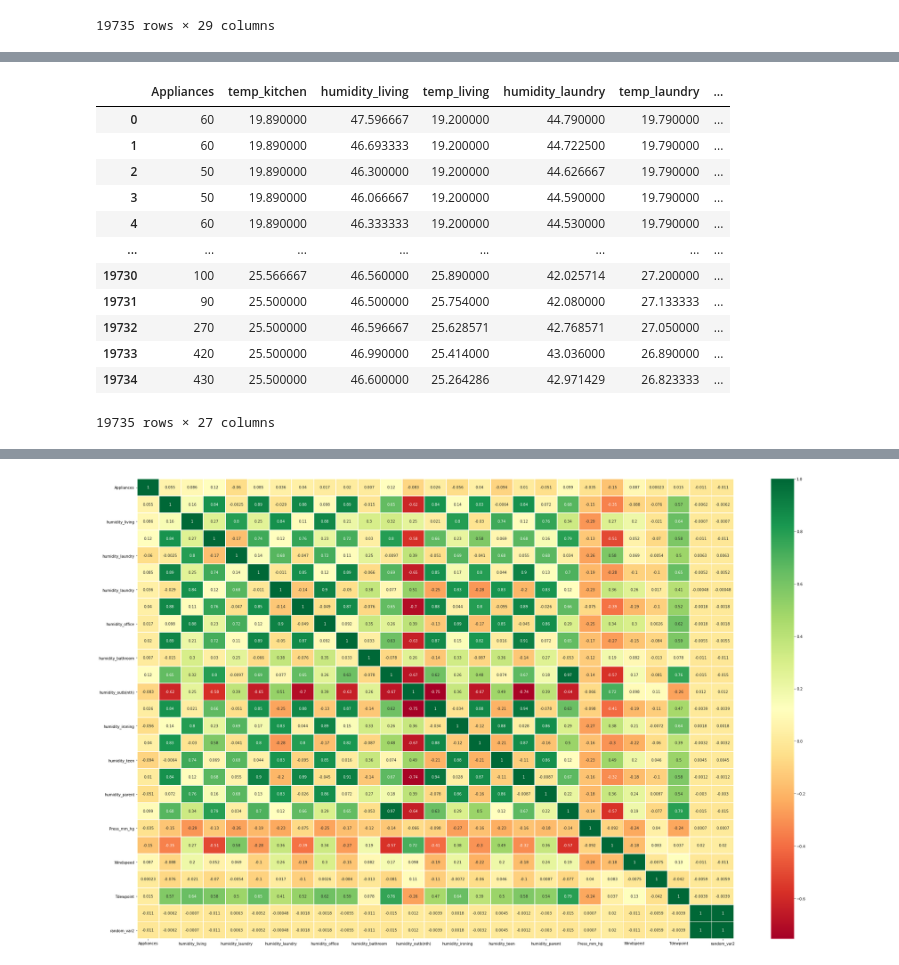
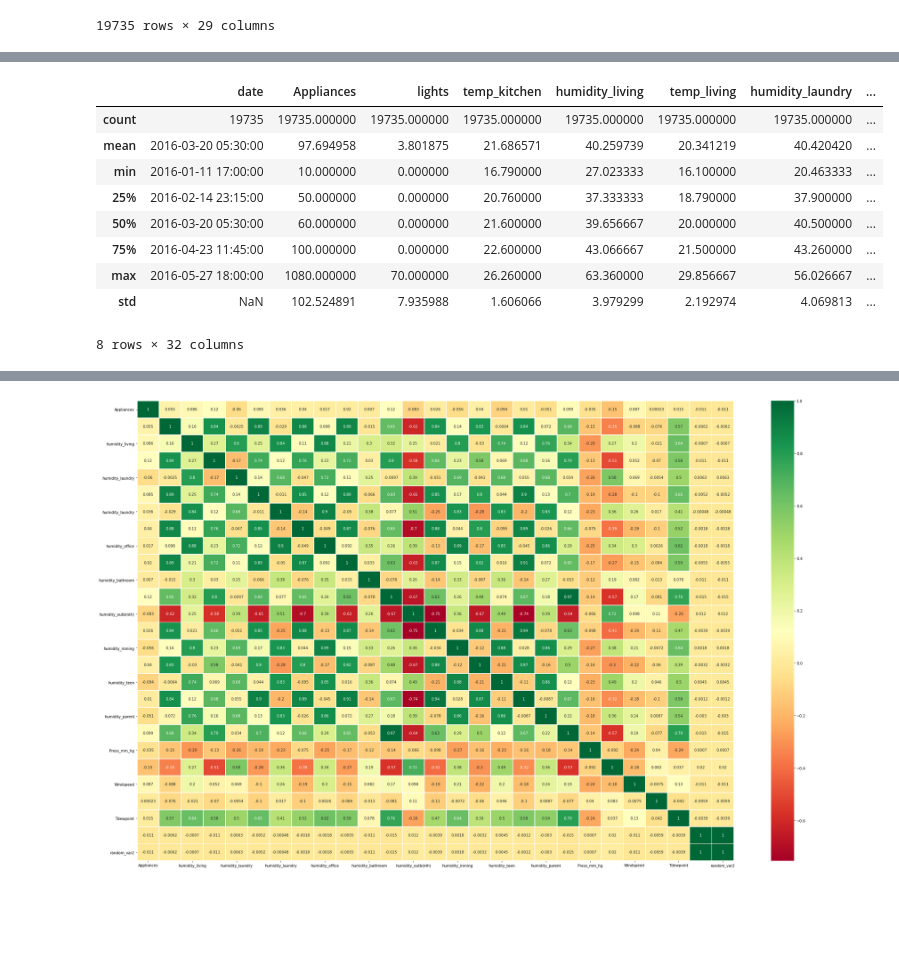
Before and after one commit to Humphery7/Regression-Models, a Jupyter notebook: Hamoye StageB.ipynb, the cells around one changed output, grey strips where cells are left out. Drawn from its saved outputs; the diff is of its cells as text; code cells hidden in the pictures; blank space fills up the shorter version.

```diff
--- a/Hamoye StageB.ipynb
+++ b/Hamoye StageB.ipynb
@@ -24,9 +29,9 @@ Index(['date', 'Appliances', 'lights', 'T1', 'RH_1', 'T2', 'RH_2', 'T3',
        'Visibility', 'Tdewpoint', 'rv1', 'rv2'],
       dtype='object')
 # %%
-columns = {'T1':'temp_kitchen','T2':'temp_living','RH_1':'humidity_living','RH_2':'humidity_laundry','T3':'temp_laundry','T4':'temp_office',
+columns = {'T1':'temp_kitchen','T2':'temp_living','RH_1':'humidity_living','RH_2':'humidity_laundry_1','T3':'temp_laundry','T4':'temp_office',
            'T5':'temp_bathroom','T6':'temp_outb(nth)','T7':'temp_ironing','T8':'temp_teen','T9':'temp_parent',
-           'RH_3':'humidity_laundry','RH_4':'humidity_office','RH_5':'humidity_bathroom',
+           'RH_3':'humidity_laundry_2','RH_4':'humidity_office','RH_5':'humidity_bathroom',
            'RH_6':'humidity_outb(nth)','RH_7':'humidity_ironing','RH_8':'humidity_teen','RH_9':'humidity_parent',
            'rv1':'random_var1','rv2':'random_var2','RH_out':'humidity_outside','T_out':'temp_outside'}
 # %%
@@ -47,5 +52,6 @@ data
 | 19733 | 2016-05-27 17:50:00 | 420 | 10 | 25.500000 | 46.990000 | 25.414000 | 43.036000 | ... |
 | 19734 | 2016-05-27 18:00:00 | 430 | 10 | 25.500000 | 46.600000 | 25.264286 | 42.971429 | ... |
 19735 rows × 29 columns
-# %%
-data.drop(columns=["date","lights"],inplace=True)
+# %%
+#cast date column to datetime
+data['date'] = pd.to_datetime(data['date'])
@@ -51,0 +74,6 @@ data.drop(columns=["date","lights"],inplace=True)
+# %%
+data['day'] = data['date'].dt.day
+data['year'] = data['date'].dt.year
+data['month'] = data['date'].dt.month
+
+data
@@ -52,16 +94,13 @@ data.drop(columns=["date","lights"],inplace=True)
 # %%
-data
+data.describe()
 # %% [output]
-|  | Appliances | temp_kitchen | humidity_living | temp_living | humidity_laundry | temp_laundry | ... |
-| 0 | 60 | 19.890000 | 47.596667 | 19.200000 | 44.790000 | 19.790000 | ... |
-| 1 | 60 | 19.890000 | 46.693333 | 19.200000 | 44.722500 | 19.790000 | ... |
-| 2 | 50 | 19.890000 | 46.300000 | 19.200000 | 44.626667 | 19.790000 | ... |
-| 3 | 50 | 19.890000 | 46.066667 | 19.200000 | 44.590000 | 19.790000 | ... |
-| 4 | 60 | 19.890000 | 46.333333 | 19.200000 | 44.530000 | 19.790000 | ... |
-| ... | ... | ... | ... | ... | ... | ... | ... |
-| 19730 | 100 | 25.566667 | 46.560000 | 25.890000 | 42.025714 | 27.200000 | ... |
-| 19731 | 90 | 25.500000 | 46.500000 | 25.754000 | 42.080000 | 27.133333 | ... |
-| 19732 | 270 | 25.500000 | 46.596667 | 25.628571 | 42.768571 | 27.050000 | ... |
-| 19733 | 420 | 25.500000 | 46.990000 | 25.414000 | 43.036000 | 26.890000 | ... |
-| 19734 | 430 | 25.500000 | 46.600000 | 25.264286 | 42.971429 | 26.823333 | ... |
+|  | date | Appliances | lights | temp_kitchen | humidity_living | temp_living | humidity_laundry | ... |
+| count | 19735 | 19735.000000 | 19735.000000 | 19735.000000 | 19735.000000 | 19735.000000 | 19735.000000 | ... |
+| mean | 2016-03-20 05:30:00 | 97.694958 | 3.801875 | 21.686571 | 40.259739 | 20.341219 | 40.420420 | ... |
+| min | 2016-01-11 17:00:00 | 10.000000 | 0.000000 | 16.790000 | 27.023333 | 16.100000 | 20.463333 | ... |
+| 25% | 2016-02-14 23:15:00 | 50.000000 | 0.000000 | 20.760000 | 37.333333 | 18.790000 | 37.900000 | ... |
+| 50% | 2016-03-20 05:30:00 | 60.000000 | 0.000000 | 21.600000 | 39.656667 | 20.000000 | 40.500000 | ... |
+| 75% | 2016-04-23 11:45:00 | 100.000000 | 0.000000 | 22.600000 | 43.066667 | 21.500000 | 43.260000 | ... |
+| max | 2016-05-27 18:00:00 | 1080.000000 | 70.000000 | 26.260000 | 63.360000 | 29.856667 | 56.026667 | ... |
+| std | NaN | 102.524891 | 7.935988 | 1.606066 | 3.979299 | 2.192974 | 4.069813 | ... |
-19735 rows × 27 columns
+8 rows × 32 columns
```
Also changed, not shown: parts of 33 cells of this notebook, 2 other files.
